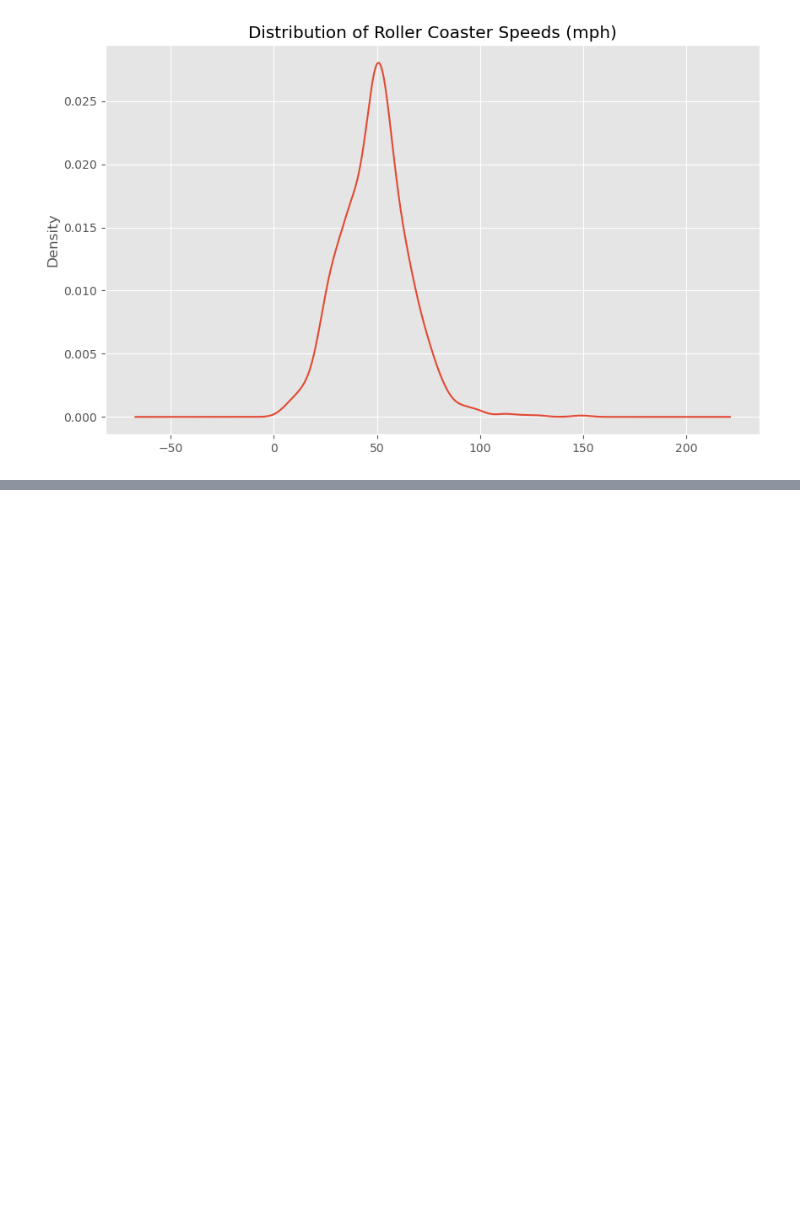
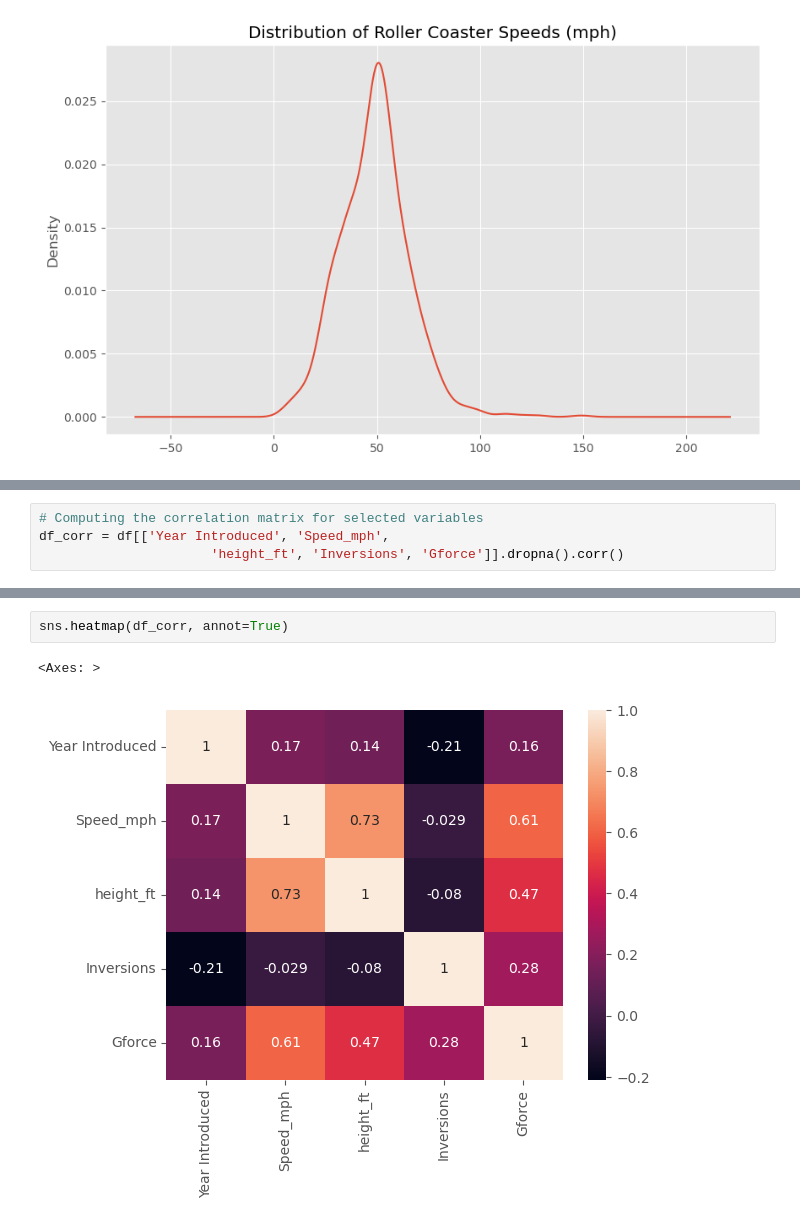
Before and after one commit to ST10356476/Programming_Data_Analytics, a Jupyter notebook: EDA/Exploratory Data Analysis (EDA).ipynb, the cells around one changed output, grey strips where cells are left out. Cells and saved outputs as stored; diff of their text form; blank space fills up the shorter version.

```diff
--- a/EDA/Exploratory Data Analysis (EDA).ipynb
+++ b/EDA/Exploratory Data Analysis (EDA).ipynb
@@ -245,0 +289,4 @@ ax = df['Speed_mph'].plot(kind='kde', title='Distribution of Roller Coaster Spee
+# %%
+# Computing the correlation matrix for selected variables
+df_corr = df[['Year Introduced', 'Speed_mph',
+                      'height_ft', 'Inversions', 'Gforce']].dropna().corr()
@@ -245,0 +302,5 @@ ax = df['Speed_mph'].plot(kind='kde', title='Distribution of Roller Coaster Spee
+# %%
+sns.heatmap(df_corr, annot=True)
+# %% [output]
+<Axes: >
+[figure, added]
```
Also changed, not shown: parts of 8 cells of this notebook.
